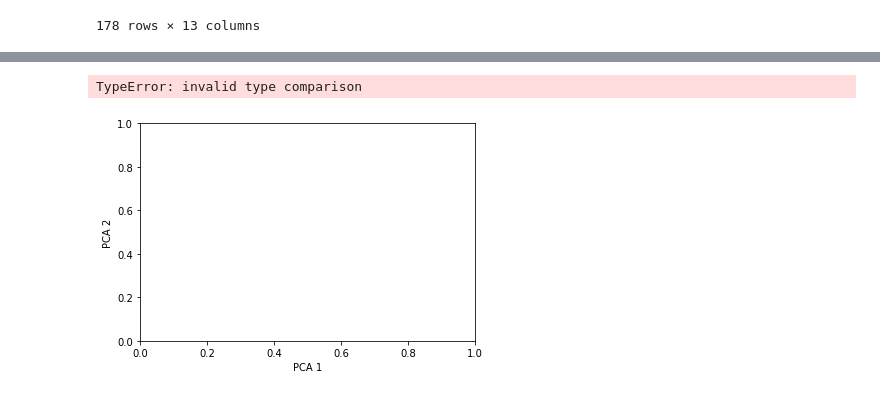
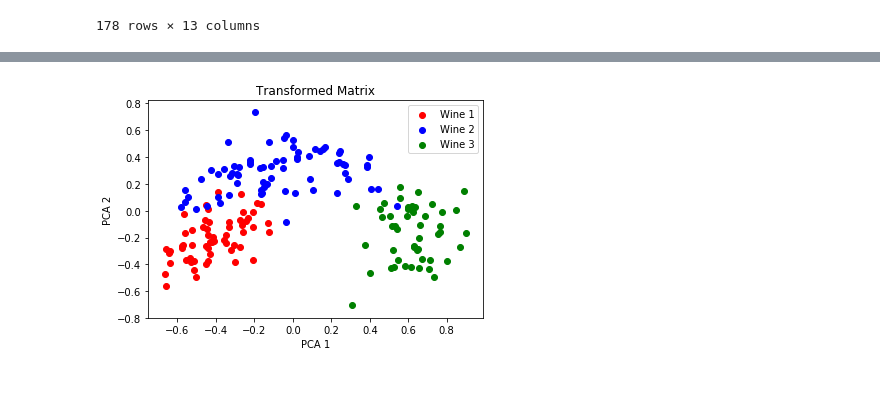
Before and after one commit to stevenDutton/Data-Analytics, a Jupyter notebook: Lab3/Lab 3.ipynb, the cells around one changed output, grey strips where cells are left out. Drawn from its saved outputs; the diff is of its cells as text; code cells hidden in the pictures.

```diff
--- a/Lab3/Lab 3.ipynb
+++ b/Lab3/Lab 3.ipynb
@@ -709,8 +745,18 @@ x_norm = (x - x.min())/(x.max() - x.min())
 pca = sklearnPCA(n_components=2) #2-dimensional PCA
 transformed = pd.DataFrame(pca.fit_transform(x_norm))
 # %%
-plt.scatter(x[y=='1'].iloc[:,0], x[y=='1'].iloc[:,1], label='Wine 1', c='red')
-plt.scatter(x[y=='2'].iloc[:,0], x[y=='2'].iloc[:,1], label='Wine 2', c='blue')
-plt.scatter(x[y=='3'].iloc[:,0], x[y=='3'].iloc[:,1], label='Wine 3', c='lightgreen')
+# three different scatter series so the class labels in the legend are distinct
+plt.scatter(transformed[y==1].iloc[:,0], transformed[y==1].iloc[:,1], label='Wine 1', c='red')
+plt.scatter(transformed[y==2].iloc[:,0], transformed[y==2].iloc[:,1], label='Wine 2', c='blue')
+plt.scatter(transformed[y==3].iloc[:,0], transformed[y==3].iloc[:,1], label='Wine 3', c='green')
+
+# Prettify the graph
+plt.title("Transformed Matrix")
+plt.legend()
+plt.xlabel('PCA 1')
+plt.ylabel('PCA 2')
+
+# display
+plt.show()
 # %% [output]
-TypeError: invalid type comparison
+[figure, added]
@@ -721,16 +763,3 @@ plt.scatter(x[y=='3'].iloc[:,0], x[y=='3'].iloc[:,1], label='Wine 3', c='lightgr
-# %%
-# three different scatter series so the class labels in the legend are distinct
-
-
-# Prettify the graph
-plt.legend
-plt.xlabel('PCA 1')
-plt.ylabel('PCA 2')
-
-# display
-plt.show()
-# %% [output]
-[figure, removed]
 # %%
 1) Alcohol
 2) Malic acid
```
Also changed, not shown: parts of 5 cells of this notebook.
